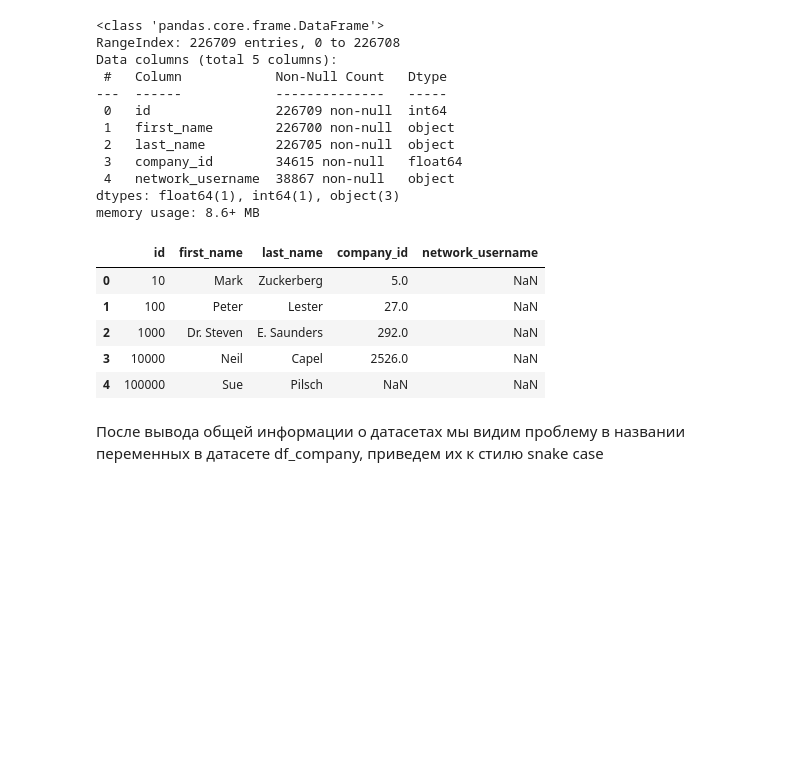
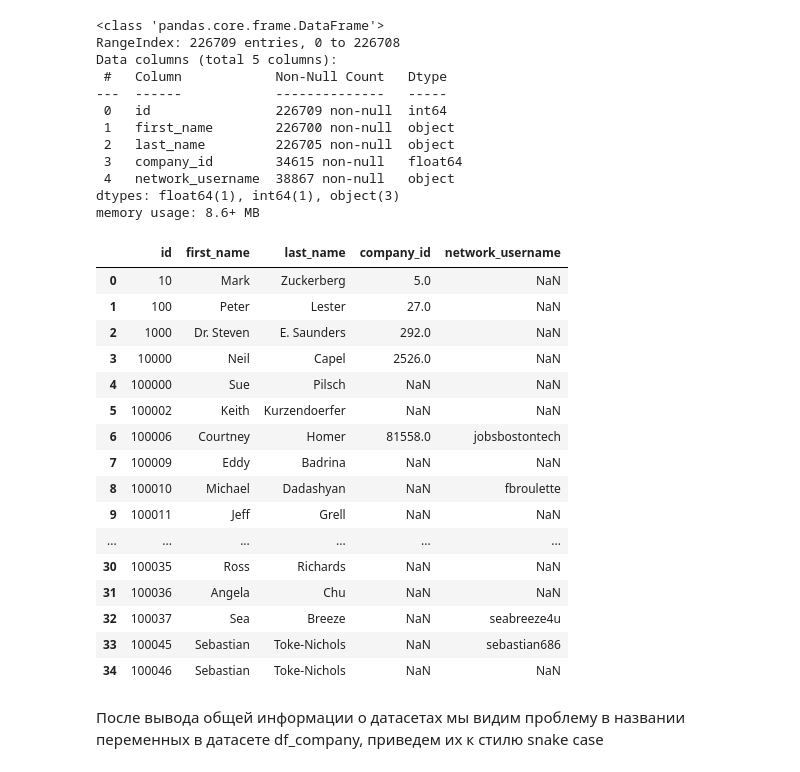
Before and after one commit to PsychoCoderrr/YPracticumProjects, a Jupyter notebook: FinalPythonProject.ipynb, the cells around one changed output. Drawn from its saved outputs; the diff is of its cells as text; code cells hidden in the pictures; blank space fills up the shorter version.

```diff
--- a/FinalPythonProject.ipynb
+++ b/FinalPythonProject.ipynb
@@ -217,14 +238,25 @@ Data columns (total 5 columns):
 dtypes: float64(1), int64(1), object(3)
 memory usage: 8.6+ MB
 # %%
-df_people.head()
+df_people.head(35)
 # %% [output]
 |  | id | first_name | last_name | company_id | network_username |
 | 0 | 10 | Mark | Zuckerberg | 5.0 | NaN |
 | 1 | 100 | Peter | Lester | 27.0 | NaN |
 | 2 | 1000 | Dr. Steven | E. Saunders | 292.0 | NaN |
 | 3 | 10000 | Neil | Capel | 2526.0 | NaN |
 | 4 | 100000 | Sue | Pilsch | NaN | NaN |
+| 5 | 100002 | Keith | Kurzendoerfer | NaN | NaN |
+| 6 | 100006 | Courtney | Homer | 81558.0 | jobsbostontech |
+| 7 | 100009 | Eddy | Badrina | NaN | NaN |
+| 8 | 100010 | Michael | Dadashyan | NaN | fbroulette |
+| 9 | 100011 | Jeff | Grell | NaN | NaN |
+| ... | ... | ... | ... | ... | ... |
+| 30 | 100035 | Ross | Richards | NaN | NaN |
+| 31 | 100036 | Angela | Chu | NaN | NaN |
+| 32 | 100037 | Sea | Breeze | NaN | seabreeze4u |
+| 33 | 100045 | Sebastian | Toke-Nichols | NaN | sebastian686 |
+| 34 | 100046 | Sebastian | Toke-Nichols | NaN | NaN |
 # %% [markdown]
 После вывода общей информации о датасетах мы видим проблему в названии переменных в датасете df_company, приведем их к стилю snake case
 # %%
```
Also changed, not shown: parts of 14 cells of this notebook.
